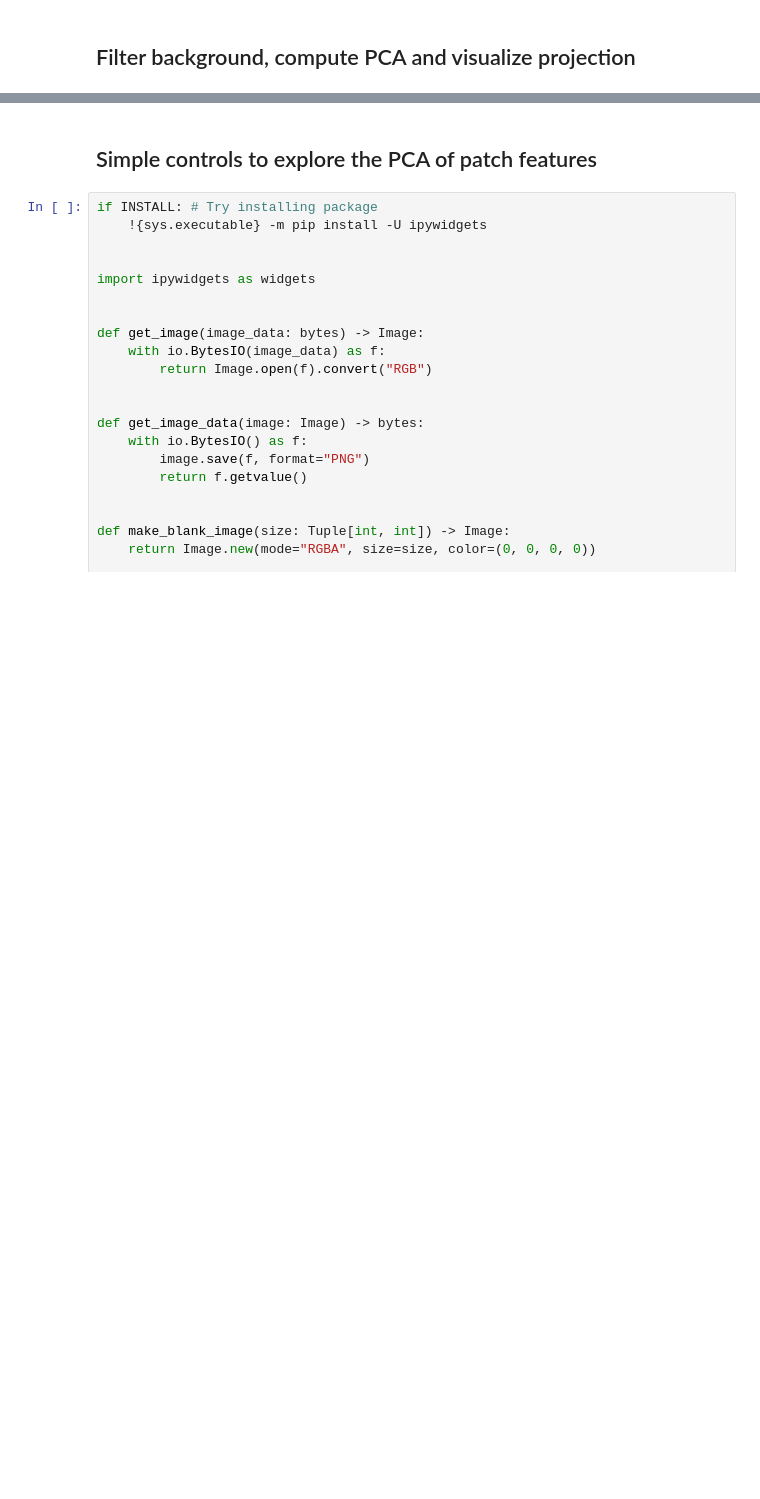
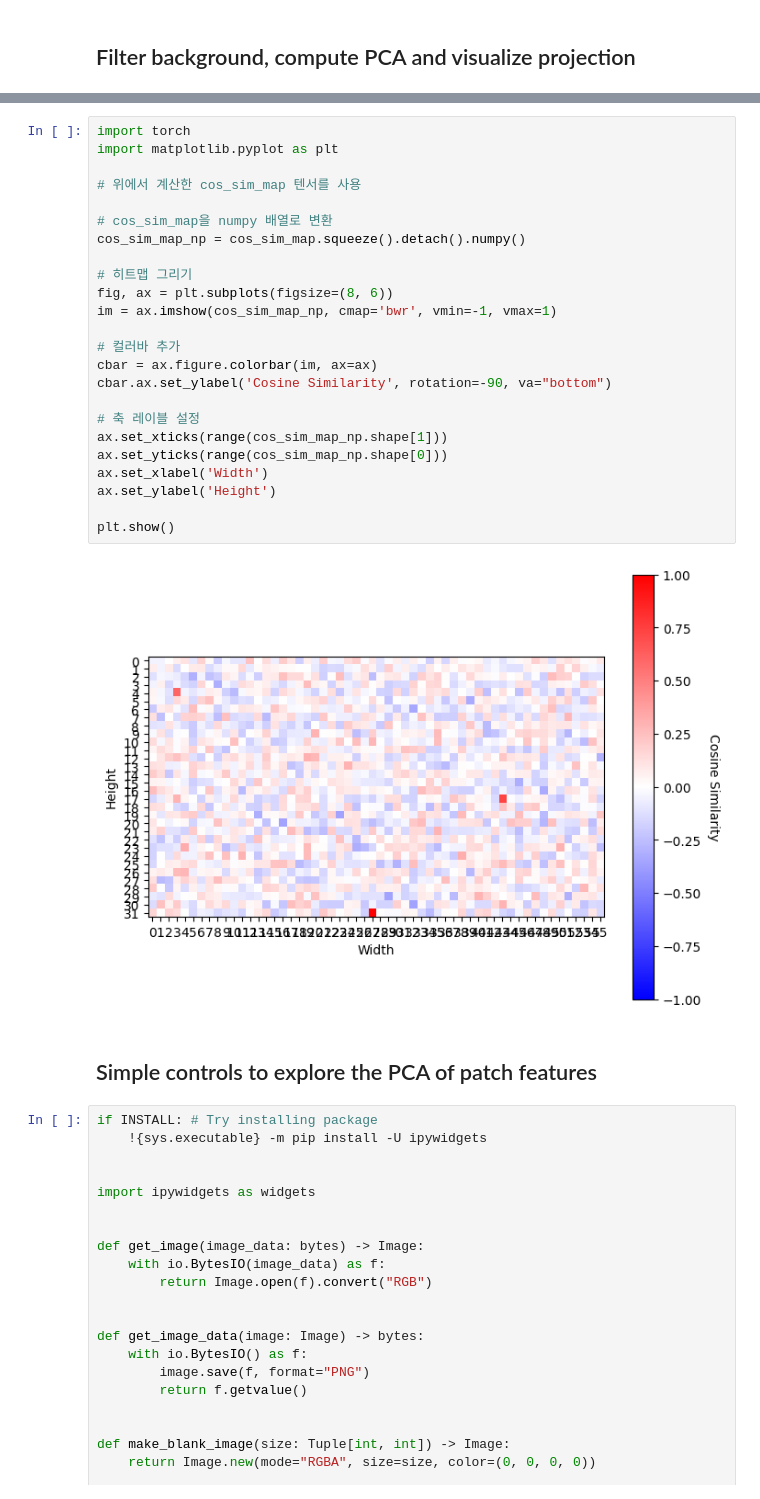
Before and after one commit to julio981007/drivable_area_research, a Jupyter notebook: patch_features.ipynb, the cells around one changed output, grey strips where cells are left out. Drawn from its saved outputs; the diff is of its cells as text; blank space fills up the shorter version.

```diff
--- a/patch_features.ipynb
+++ b/patch_features.ipynb
@@ -175,3 +207,29 @@ patch size: 14
+# %%
+import torch
+import matplotlib.pyplot as plt
+
+# 위에서 계산한 cos_sim_map 텐서를 사용
+
+# cos_sim_map을 numpy 배열로 변환
+cos_sim_map_np = cos_sim_map.squeeze().detach().numpy()
+
+# 히트맵 그리기
+fig, ax = plt.subplots(figsize=(8, 6))
+im = ax.imshow(cos_sim_map_np, cmap='bwr', vmin=-1, vmax=1)
+
+# 컬러바 추가
+cbar = ax.figure.colorbar(im, ax=ax)
+cbar.ax.set_ylabel('Cosine Similarity', rotation=-90, va="bottom")
+
+# 축 레이블 설정
+ax.set_xticks(range(cos_sim_map_np.shape[1]))
+ax.set_yticks(range(cos_sim_map_np.shape[0]))
+ax.set_xlabel('Width')
+ax.set_ylabel('Height')
+
+plt.show()
+# %% [output]
+[figure, added]
 # %% [markdown]
 ## Simple controls to explore the PCA of patch features
 # %%
```
Also changed, not shown: parts of 5 cells of this notebook, 1 other file.
